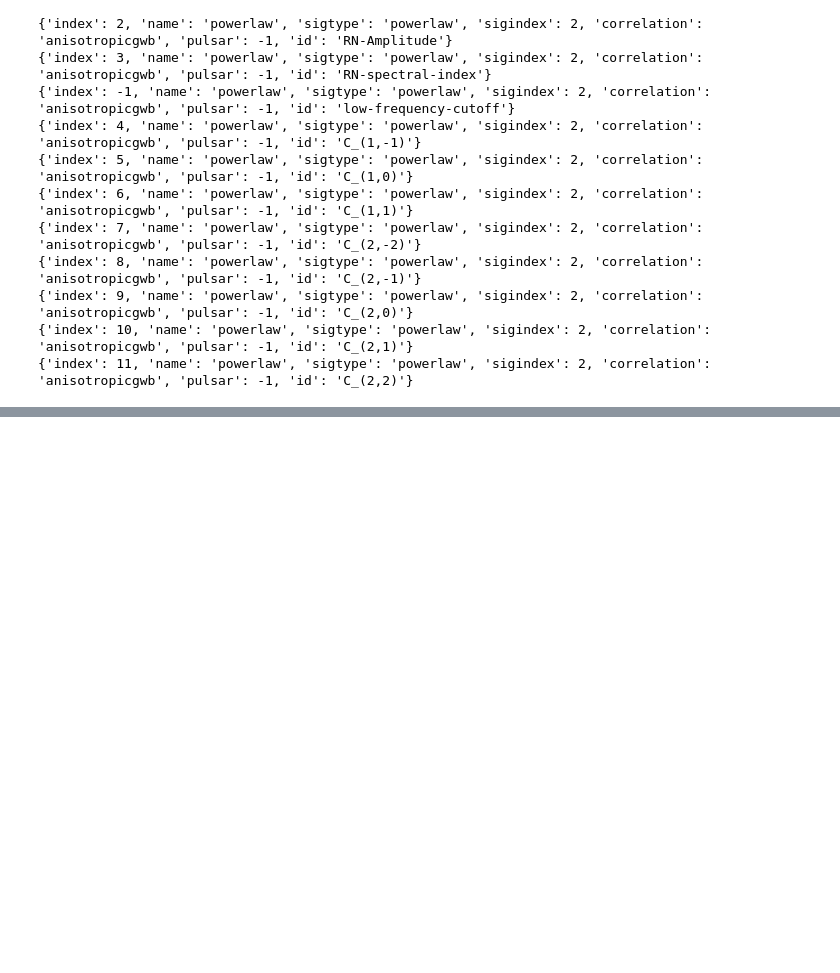
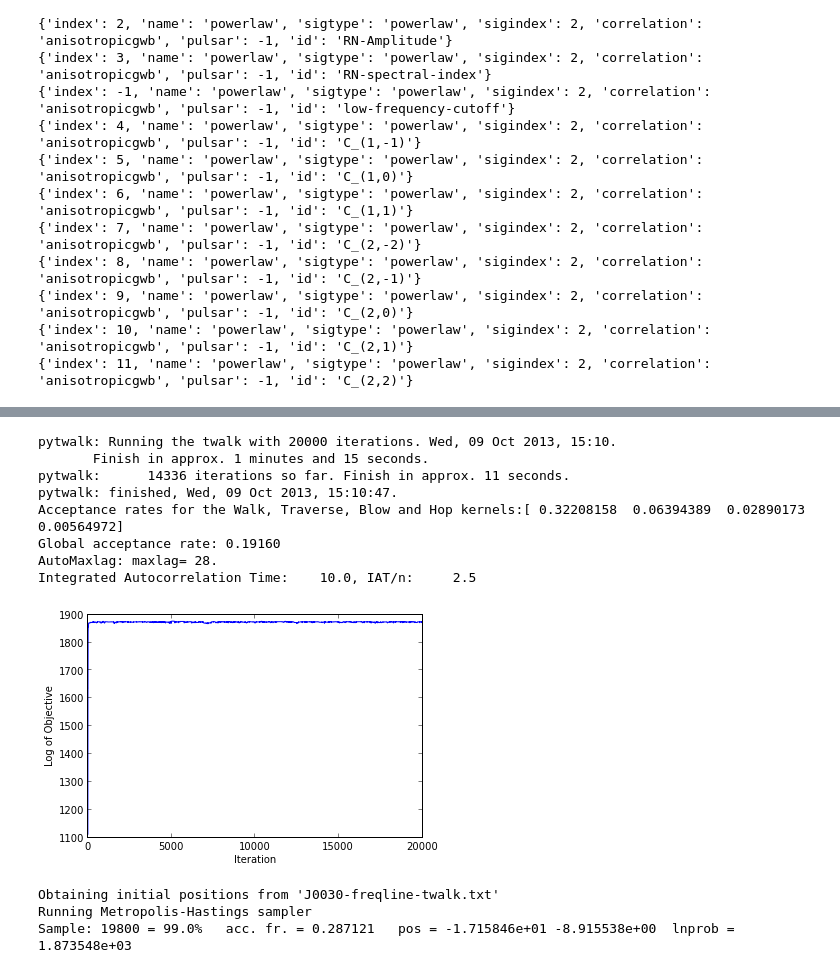
Before and after one commit to vhaasteren/piccard, a Jupyter notebook: piccard-demo.ipynb, the cells around one changed output, grey strips where cells are left out. Cells and saved outputs as stored; diff of their text form; code cells hidden in the pictures; blank space fills up the shorter version.

Commit message:
Working frequency line with MultiNest version

```diff
--- a/piccard-demo.ipynb
+++ b/piccard-demo.ipynb
@@ -193,0 +198,7 @@ for i in range(len(likob.pardes)): print likob.pardes[i]
+# %%
+# Test for spectral lines
+likob = pic.ptaLikelihood('J0030.h5')
+
+# Construct a model with spectral lines
+likob.initModel(nfreqmodes=10, varyEfac=False, incRedNoise=True, noiseModel='powerlaw', incSingleFreqNoise=True, likfunc='mark9')
+# likob.initModel(nfreqmodes=30, varyEfac=False, incRedNoise=False, noiseModel='powerlaw', incSingleFreqNoise=True, likfunc='mark9')
@@ -193,0 +219,20 @@ for i in range(len(likob.pardes)): print likob.pardes[i]
+# %%
+# Run a t-walk algorithm on the posterior for 20000 steps (analyse=True prints the figure)
+pic.Runtwalk(likob, 20000, 'J0030-freqline-twalk-burnin.txt', thin=5, analyse=True)
+# %% [output]
+pytwalk: Running the twalk with 20000 iterations. Wed, 09 Oct 2013, 15:10.
+       Finish in approx. 1 minutes and 15 seconds.
+pytwalk:      14336 iterations so far. Finish in approx. 11 seconds.
+pytwalk: finished, Wed, 09 Oct 2013, 15:10:47.
+Acceptance rates for the Walk, Traverse, Blow and Hop kernels:[ 0.32208158  0.06394389  0.02890173  0.00564972]
+Global acceptance rate: 0.19160
+AutoMaxlag: maxlag= 28.
+Integrated Autocorrelation Time:    10.0, IAT/n:     2.5
+[figure, added]
+# %%
+!sed '1,300d' J0030-freqline-twalk-burnin.txt > J0030-freqline-twalk.txt
+pic.RunMetropolis(likob, 20000, 'J0030-freqline-metro.txt', initfile='J0030-freqline-twalk.txt', resize=1.0)
+# %% [output]
+Obtaining initial positions from 'J0030-freqline-twalk.txt'
+Running Metropolis-Hastings sampler
+Sample: 19800 = 99.0%   acc. fr. = 0.287121   pos = -1.715846e+01 -8.915538e+00  lnprob = 1.873548e+03
```
Also changed, not shown: parts of 13 cells of this notebook, 2 other files.
